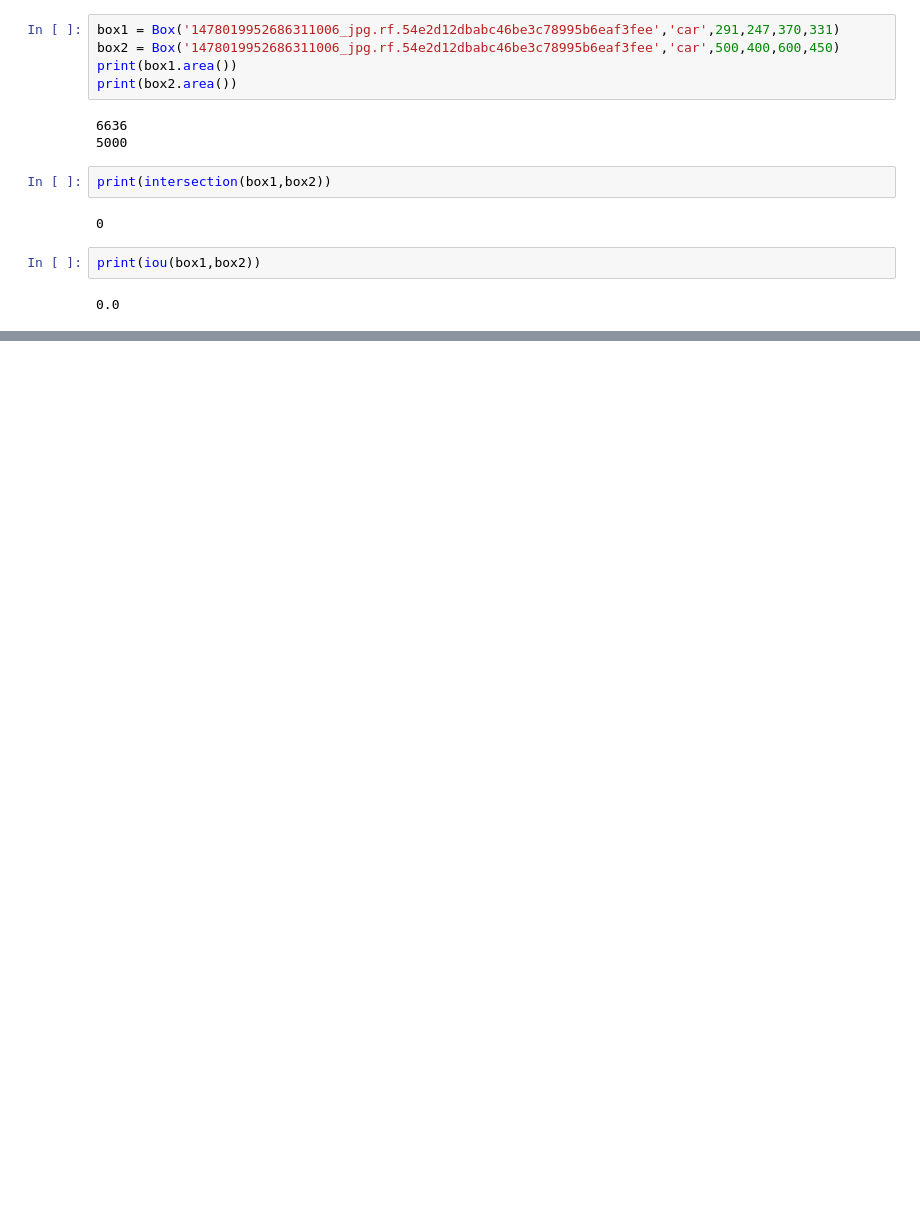
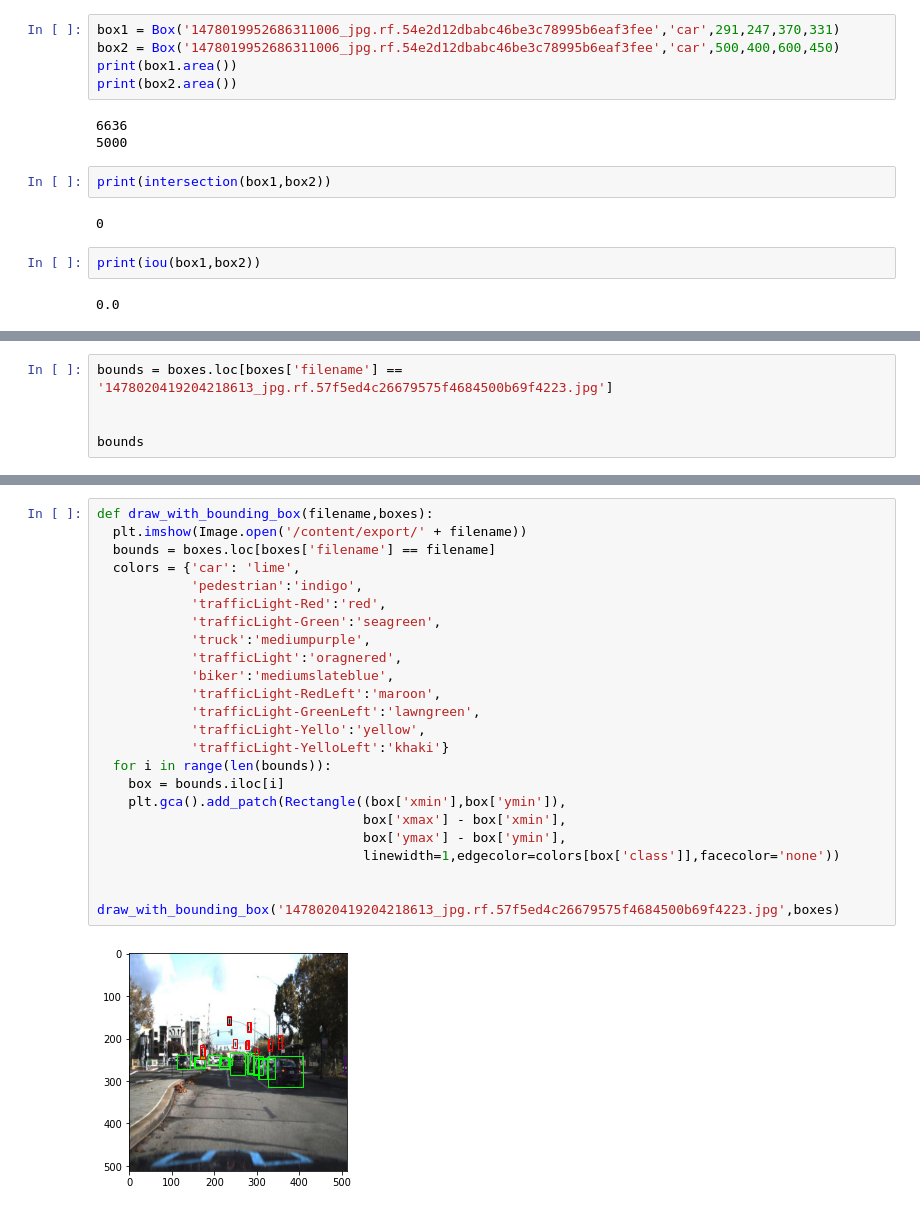
Before and after one commit to Andres8bit/Machine-Learning, a Jupyter notebook: Object_dection.ipynb, the cells around one changed output, grey strips where cells are left out. Cells and saved outputs as stored; diff of their text form; blank space fills up the shorter version.

```diff
--- a/Object_dection.ipynb
+++ b/Object_dection.ipynb
@@ -90,0 +139,5 @@ print(iou(box1,box2))
+# %%
+bounds = boxes.loc[boxes['filename'] == '1478020419204218613_jpg.rf.57f5ed4c26679575f4684500b69f4223.jpg']
+
+
+bounds
@@ -90,0 +162,26 @@ print(iou(box1,box2))
+# %%
+def draw_with_bounding_box(filename,boxes):
+  plt.imshow(Image.open('/content/export/' + filename))
+  bounds = boxes.loc[boxes['filename'] == filename]
+  colors = {'car': 'lime',
+            'pedestrian':'indigo',
+            'trafficLight-Red':'red',
+            'trafficLight-Green':'seagreen',
+            'truck':'mediumpurple',
+            'trafficLight':'oragnered',
+            'biker':'mediumslateblue',
+            'trafficLight-RedLeft':'maroon',
+            'trafficLight-GreenLeft':'lawngreen',
+            'trafficLight-Yello':'yellow',
+            'trafficLight-YelloLeft':'khaki'}
+  for i in range(len(bounds)):
+    box = bounds.iloc[i]
+    plt.gca().add_patch(Rectangle((box['xmin'],box['ymin']),
+                                  box['xmax'] - box['xmin'],
+                                  box['ymax'] - box['ymin'],
+                                  linewidth=1,edgecolor=colors[box['class']],facecolor='none'))
+
+
+draw_with_bounding_box('1478020419204218613_jpg.rf.57f5ed4c26679575f4684500b69f4223.jpg',boxes)
+# %% [output]
+[figure, added]
```
Also changed, not shown: parts of 10 cells of this notebook.
